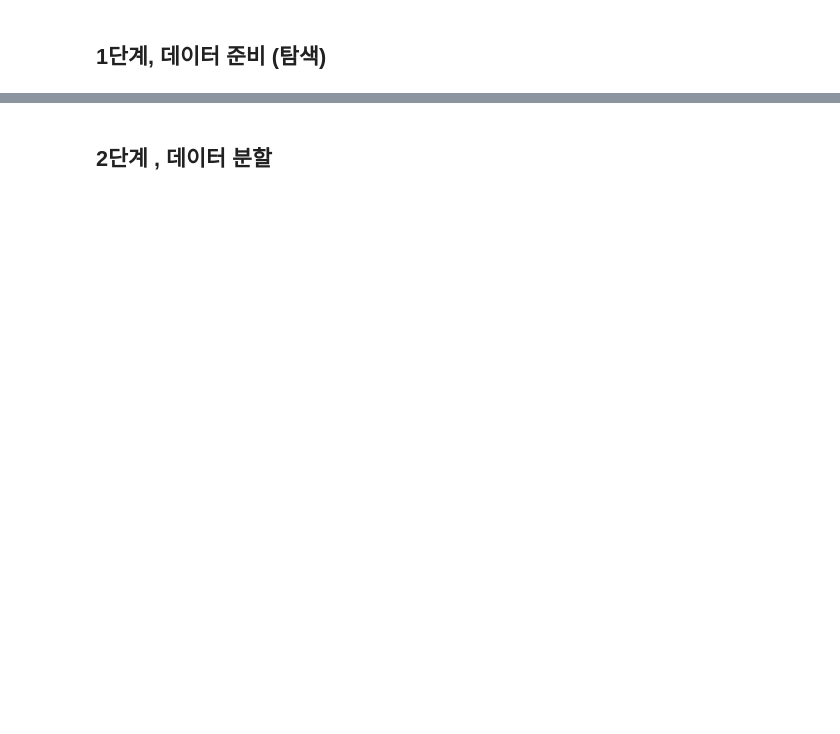
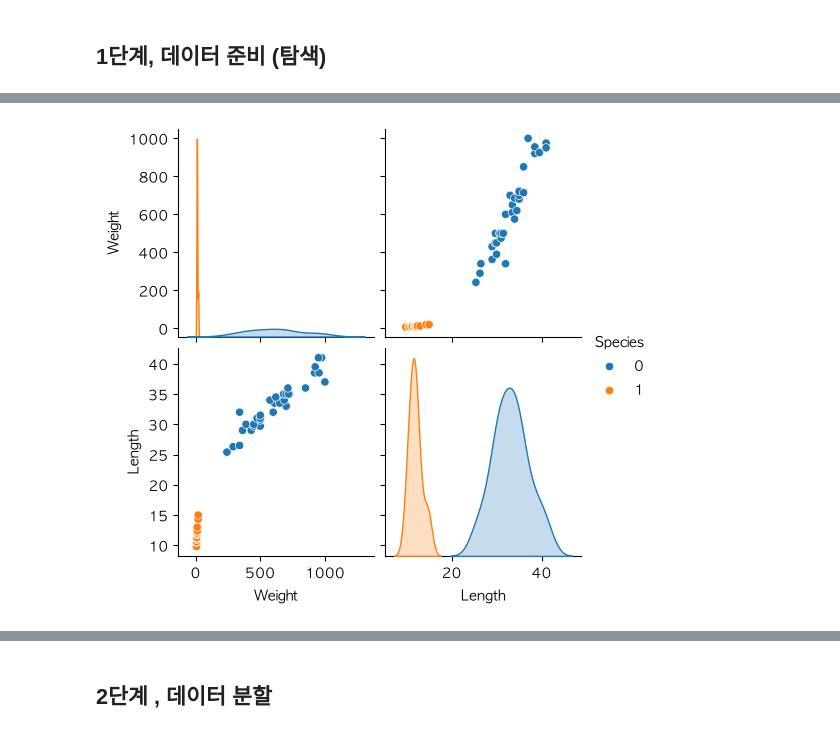
Before and after one commit to LEE0202020/study, a Jupyter notebook: 4.지도 학습 (KNN).ipynb, the cells around one changed output, grey strips where cells are left out. Cells and saved outputs as stored; diff of their text form; code cells hidden in the pictures; blank space fills up the shorter version.

```diff
--- a/4.지도 학습 (KNN).ipynb
+++ b/4.지도 학습 (KNN).ipynb
@@ -128,4 +133,5 @@ plt.show()
 # %%
-fish_df = df[df["Species"]isin("Bream", "Smelt")]
-fish_df
+# .isin: 리스트 안에 ""이 값이 들어있는지 확인
+fish_df = df[df["Species"].isin(["Bream", "Smelt"])]
+fish_df.head()
 # %% [output]
@@ -135,6 +146,10 @@ SyntaxError: invalid syntax. Perhaps you forgot a comma? (1429174839.py, line 1)
 # %% [markdown]
 ## 분류형 인코딩
 # %%
-fish_df[""].map(lambda specie: {"Bream":0, "Smelt":1}[specie])
+# "Bream"은 0으로, "Smelt"은 1로 바꿔서 -> specie에 넣기
 
-fish_df[""].map(lambda specie: {"Bream":0, "Smelt":1}[specie])
+# fish_df["Species"].map(lambda specie: {"Bream": 0, "Smelt": 1}[specie])
+
+# 참조형
+fish_df["Species"] = fish_df["Species"].map({"Bream":0, "Smelt": 1})
+fish_df
@@ -146,0 +204,8 @@ fish_df.desc()
+# %%
+# [없앤 파일 복구]
+# 1. 원본 df에서 사라진 컬럼들("Diagonal", "Height", "Width")만 인덱스 기준으로 다시 가져와 합칩니다.
+missing_columns = ["Diagonal", "Height", "Width"]
+fish_df[missing_columns] = df.loc[fish_df.index, missing_columns]
+
+# 2. 복구가 완벽하게 되었는지 상위 5개 행을 확인합니다.
+fish_df.head()
@@ -147,2 +219,3 @@ fish_df.desc()
 # %%
-fish_df. = fish_df.drop(["Dia"])
+fish_df= fish_df.drop(["Diagonal", "Height", "Width"], axis=1)
+fish_df.head()
@@ -149,3 +229,5 @@ fish_df. = fish_df.drop(["Dia"])
 # %%
-sns.pairplot(fish_df, hue="")
+sns.pairplot(fish_df, hue="Species")
 plt.show()
+# %% [output]
+[figure, added]
```
Also changed, not shown: parts of 24 cells of this notebook, 3 other files.
